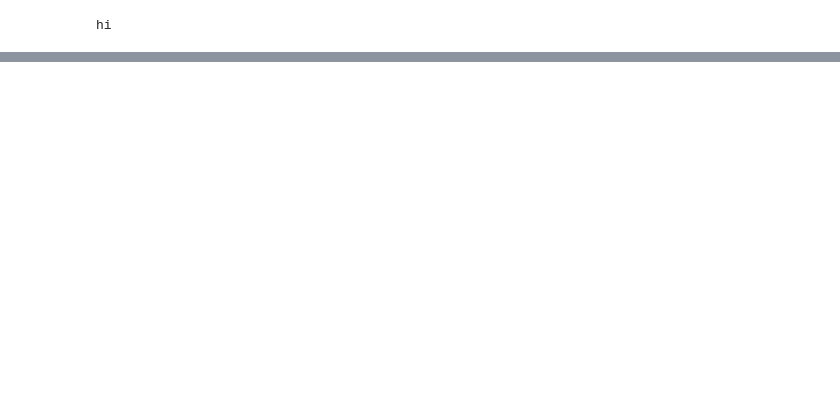
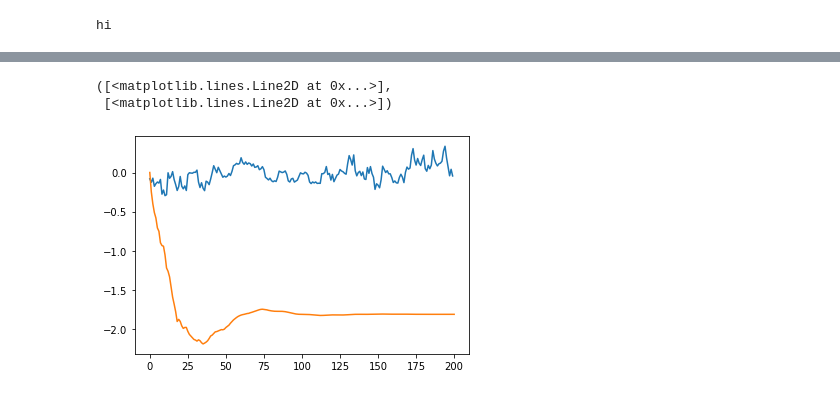
Before and after one commit to rutgerluinge/NeuralNetworksProject, a Jupyter notebook: ESN/plot_esn.ipynb, the cells around one changed output, grey strips where cells are left out. Saved outputs shown, nothing was run; the diff lists cells and outputs as text; code cells hidden in the pictures; blank space fills up the shorter version.

```diff
--- a/ESN/plot_esn.ipynb
+++ b/ESN/plot_esn.ipynb
@@ -79,0 +67,14 @@ hi
+# %%
+esn.reservoir = [0.0 for i in range(esn.reservoir_size)]
+output = [0] * (len(data_2)+1)
+for i in range (len(data_2)):
+    if i < input_length:
+        esn.give_signal(data_2[i])
+    else:
+        output[i+1] = esn.get_output(0)
+# %%
+plt.plot(data_2[input_length:]), plt.plot(output[input_length:])
+# %% [output]
+([<matplotlib.lines.Line2D at 0x...>],
+ [<matplotlib.lines.Line2D at 0x...>])
+[figure, added]
```
Also changed, not shown: parts of 7 cells of this notebook, 14 other files.
